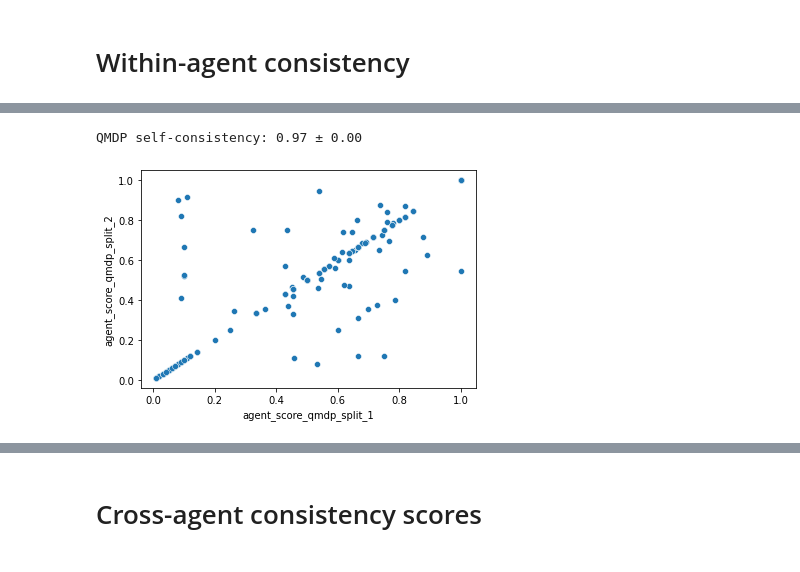
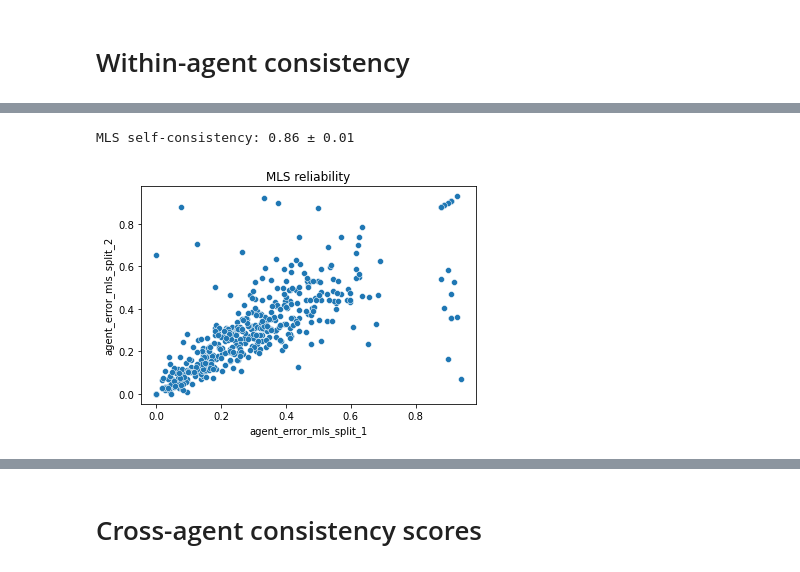
Before and after one commit to aidapiccato/search-world, a Jupyter notebook: notebooks/analysis.ipynb, the cells around one changed output, grey strips where cells are left out. Saved outputs shown, nothing was run; the diff lists cells and outputs as text; code cells hidden in the pictures.

```diff
--- a/notebooks/analysis.ipynb
+++ b/notebooks/analysis.ipynb
@@ -99,12 +99,12 @@ def get_trials_features(df):
     """Given a dataframe of trials, returns updated trials with new features extracted from raw data. TASK SPECIFIC"""
     df = df.copy()
     df['agent_dist'] = df.apply(lambda x: len(x.action) - 1, axis=1)
-    df['agent_score'] = df.min_dist/df.agent_dist
+    df['agent_error'] = 1 - df.min_dist/df.agent_dist
     return df
 
 def get_consistency(df, condition, group_1_func, group_2_func, metric, suffixes):
-    suffixes_1 = [suffixes[0] + '_split_1', suffixes[0] + 'split_2']
-    suffixes_2 = [suffixes[1] + '_split_1', suffixes[1] + 'split_2']
+    suffixes_1 = [suffixes[0] + '_split_1', suffixes[0] + '_split_2']
+    suffixes_2 = [suffixes[1] + '_split_1', suffixes[1] + '_split_2']
     group_1_consistency_dict = get_self_consistency(df=df, condition=condition, group_func=group_1_func, metric=metric, suffixes=suffixes_1)
     group_2_consistency_dict = get_self_consistency(df=df, condition=condition, group_func=group_2_func, metric=metric, suffixes=suffixes_2)
     df = df.copy()
@@ -196,12 +225,14 @@ MLS self-consistency: 0.87 ± 0.01
+# %%
+plot_scores(consistency_df=consistency_dict['df'], metric='agent_error', suffixes=suffixes)
+plt.title('MLS reliability')
+print('MLS self-consistency: %.2f ± %.2f' % (np.mean(consistency_dict['corr']), np.std(consistency_dict['corr'])))
+# %% [output]
+MLS self-consistency: 0.86 ± 0.01
+[figure, added]
 # %%
 suffixes = ['_qmdp_split_1', '_qmdp_split_2']
 def qmdp_func(x): return x['name'] == 'QMDPAgent'
 # list of columns whose values define a unique condition
 condition = ['length', 'n_corridors', 'agent_initial_position', 'target_position']
 consistency_dict = get_self_consistency(df=df, condition=condition, group_func=qmdp_func,
-                                   metric='agent_score', suffixes=suffixes, num_iterations=10)
-plot_scores(consistency_df=consistency_dict['df'], metric='agent_score', suffixes=suffixes)
-print('QMDP self-consistency: %.2f ± %.2f' % (np.mean(consistency_dict['corr']), np.std(consistency_dict['corr'])))
+                                   metric='agent_error', suffixes=suffixes, num_iterations=10)
-# %% [output]
-QMDP self-consistency: 0.97 ± 0.00
-[figure, removed]
```
Also changed, not shown: parts of 11 cells of this notebook.
